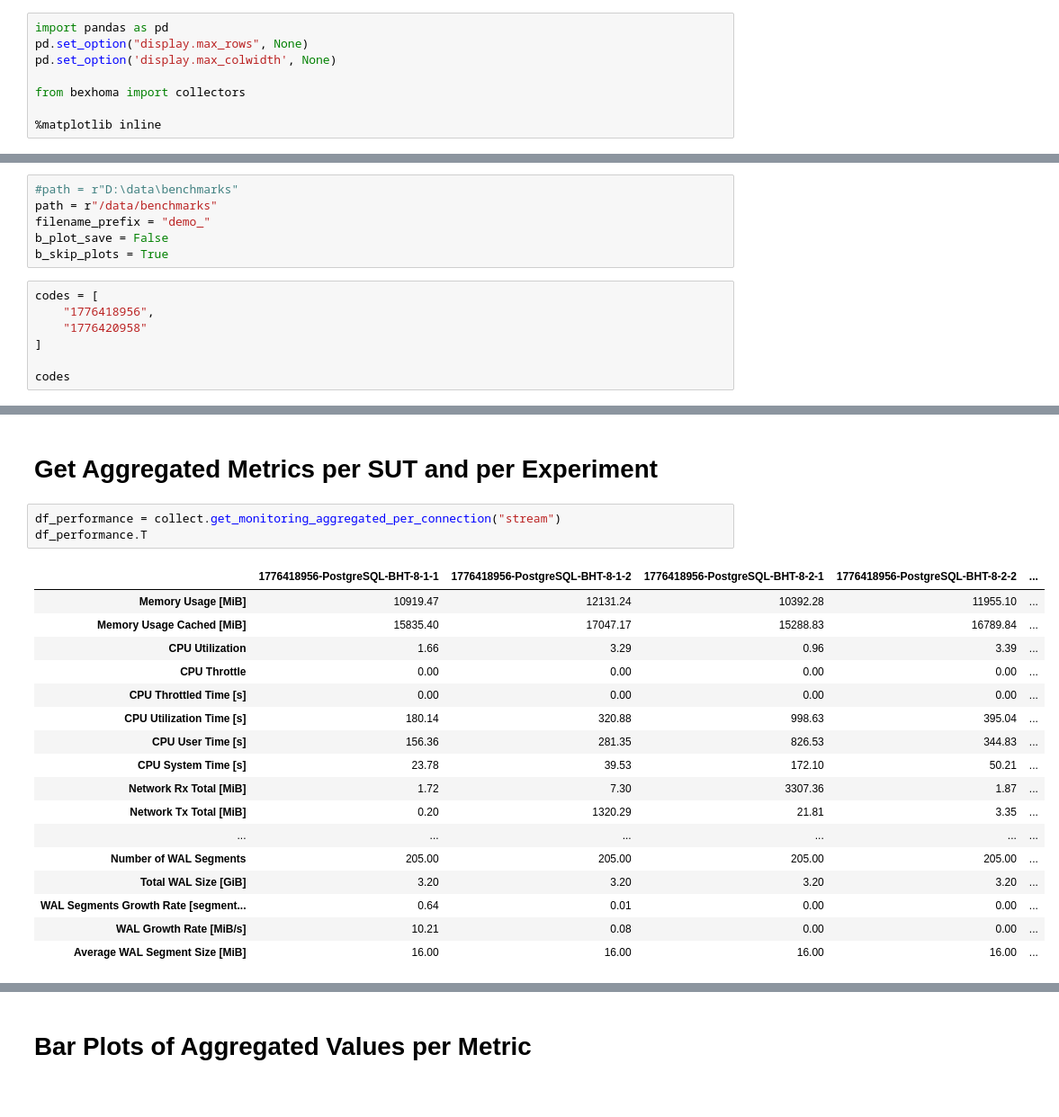
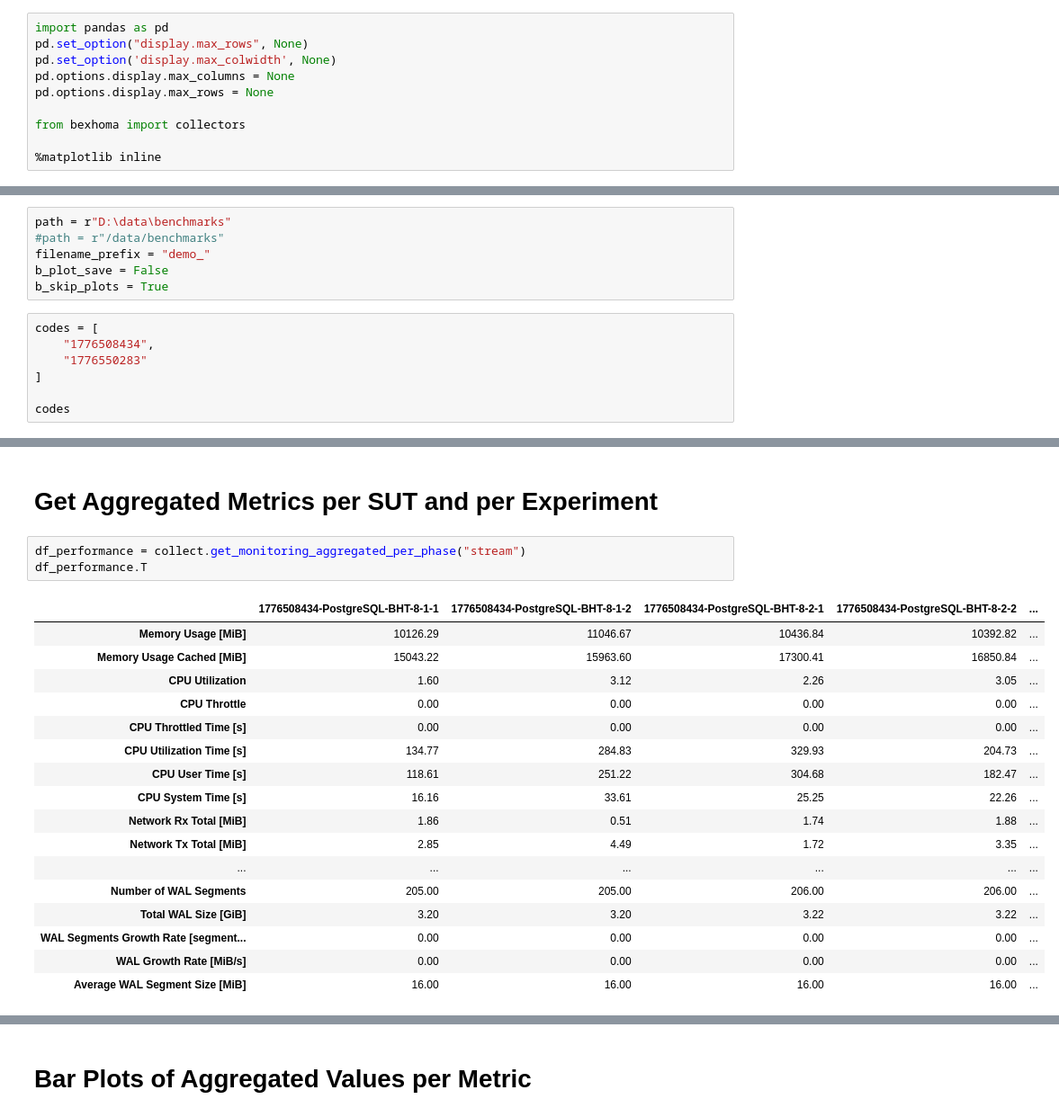
Before and after one commit to Beuth-Erdelt/Benchmark-Experiment-Host-Manager, a Jupyter notebook: dev/Collector-TPC-H.ipynb, the cells around one changed output, grey strips where cells are left out. Shown at 90% size. Cells and saved outputs as stored; diff of their text form.

```diff
--- a/dev/Collector-TPC-H.ipynb
+++ b/dev/Collector-TPC-H.ipynb
@@ -69,6 +69,8 @@
 import pandas as pd
 pd.set_option("display.max_rows", None)
 pd.set_option('display.max_colwidth', None)
+pd.options.display.max_columns = None
+pd.options.display.max_rows = None
 
 from bexhoma import collectors
 
@@ -80,15 +82,15 @@ from notebookutils import *
 # %% [markdown]
 # Collect Results
 # %%
-#path = r"D:\data\benchmarks"
-path = r"/data/benchmarks"
+path = r"D:\data\benchmarks"
+#path = r"/data/benchmarks"
 filename_prefix = "demo_"
 b_plot_save = False
 b_skip_plots = True
 # %%
 codes = [
-    "1776418956",
-    "1776420958"
+    "1776508434",
+    "1776550283"
 ]
 
 codes
@@ -163,25 +165,25 @@ df.T
 # %% [markdown]
 # Get Aggregated Metrics per SUT and per Experiment
 # %%
-df_performance = collect.get_monitoring_aggregated_per_connection("stream")
+df_performance = collect.get_monitoring_aggregated_per_phase("stream")
 df_performance.T
 # %% [output]
-|  | 1776418956-PostgreSQL-BHT-8-1-1 | 1776418956-PostgreSQL-BHT-8-1-2 | 1776418956-PostgreSQL-BHT-8-2-1 | 1776418956-PostgreSQL-BHT-8-2-2 | ... |
-| Memory Usage [MiB] | 10919.47 | 12131.24 | 10392.28 | 11955.10 | ... |
-| Memory Usage Cached [MiB] | 15835.40 | 17047.17 | 15288.83 | 16789.84 | ... |
-| CPU Utilization | 1.66 | 3.29 | 0.96 | 3.39 | ... |
+|  | 1776508434-PostgreSQL-BHT-8-1-1 | 1776508434-PostgreSQL-BHT-8-1-2 | 1776508434-PostgreSQL-BHT-8-2-1 | 1776508434-PostgreSQL-BHT-8-2-2 | ... |
+| Memory Usage [MiB] | 10126.29 | 11046.67 | 10436.84 | 10392.82 | ... |
+| Memory Usage Cached [MiB] | 15043.22 | 15963.60 | 17300.41 | 16850.84 | ... |
+| CPU Utilization | 1.60 | 3.12 | 2.26 | 3.05 | ... |
 | CPU Throttle | 0.00 | 0.00 | 0.00 | 0.00 | ... |
 | CPU Throttled Time [s] | 0.00 | 0.00 | 0.00 | 0.00 | ... |
-| CPU Utilization Time [s] | 180.14 | 320.88 | 998.63 | 395.04 | ... |
-| CPU User Time [s] | 156.36 | 281.35 | 826.53 | 344.83 | ... |
-| CPU System Time [s] | 23.78 | 39.53 | 172.10 | 50.21 | ... |
-| Network Rx Total [MiB] | 1.72 | 7.30 | 3307.36 | 1.87 | ... |
-| Network Tx Total [MiB] | 0.20 | 1320.29 | 21.81 | 3.35 | ... |
+| CPU Utilization Time [s] | 134.77 | 284.83 | 329.93 | 204.73 | ... |
+| CPU User Time [s] | 118.61 | 251.22 | 304.68 | 182.47 | ... |
+| CPU System Time [s] | 16.16 | 33.61 | 25.25 | 22.26 | ... |
+| Network Rx Total [MiB] | 1.86 | 0.51 | 1.74 | 1.88 | ... |
+| Network Tx Total [MiB] | 2.85 | 4.49 | 1.72 | 3.35 | ... |
 | ... | ... | ... | ... | ... | ... |
-| Number of WAL Segments | 205.00 | 205.00 | 205.00 | 205.00 | ... |
-| Total WAL Size [GiB] | 3.20 | 3.20 | 3.20 | 3.20 | ... |
-| WAL Segments Growth Rate [segment... | 0.64 | 0.01 | 0.00 | 0.00 | ... |
-| WAL Growth Rate [MiB/s] | 10.21 | 0.08 | 0.00 | 0.00 | ... |
+| Number of WAL Segments | 205.00 | 205.00 | 206.00 | 206.00 | ... |
+| Total WAL Size [GiB] | 3.20 | 3.20 | 3.22 | 3.22 | ... |
+| WAL Segments Growth Rate [segment... | 0.00 | 0.00 | 0.00 | 0.00 | ... |
+| WAL Growth Rate [MiB/s] | 0.00 | 0.00 | 0.00 | 0.00 | ... |
 | Average WAL Segment Size [MiB] | 16.00 | 16.00 | 16.00 | 16.00 | ... |
 # %%
 df_performance = collect.add_metadata(df_performance)
```
Also changed, not shown: parts of 17 cells of this notebook, 4 other files.
